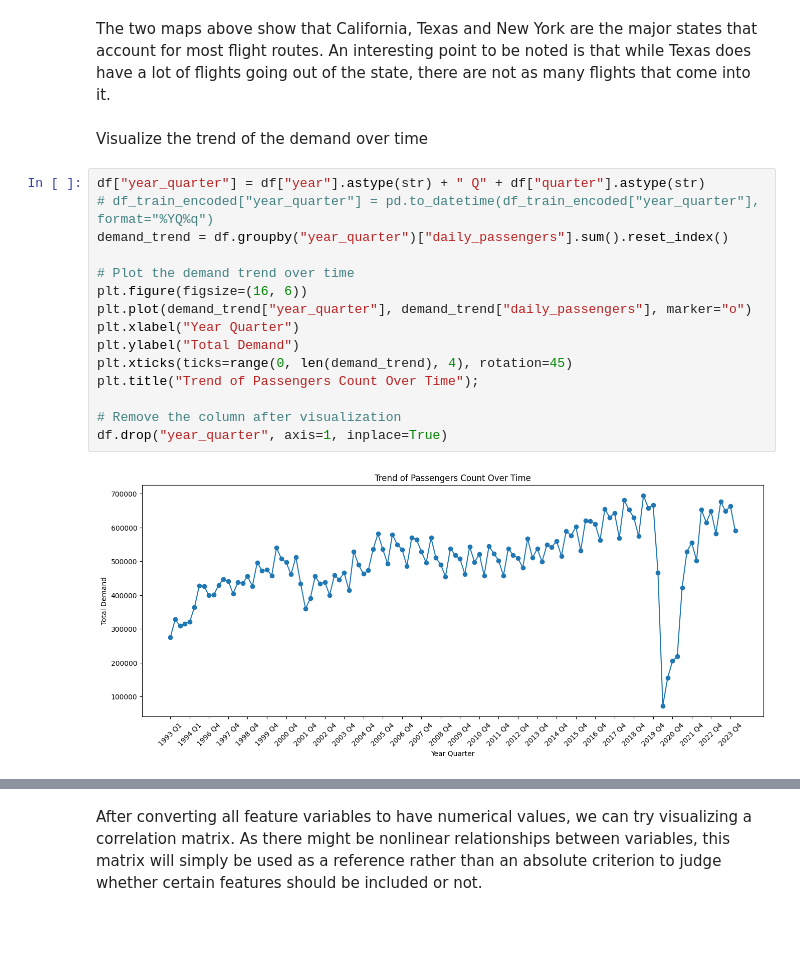
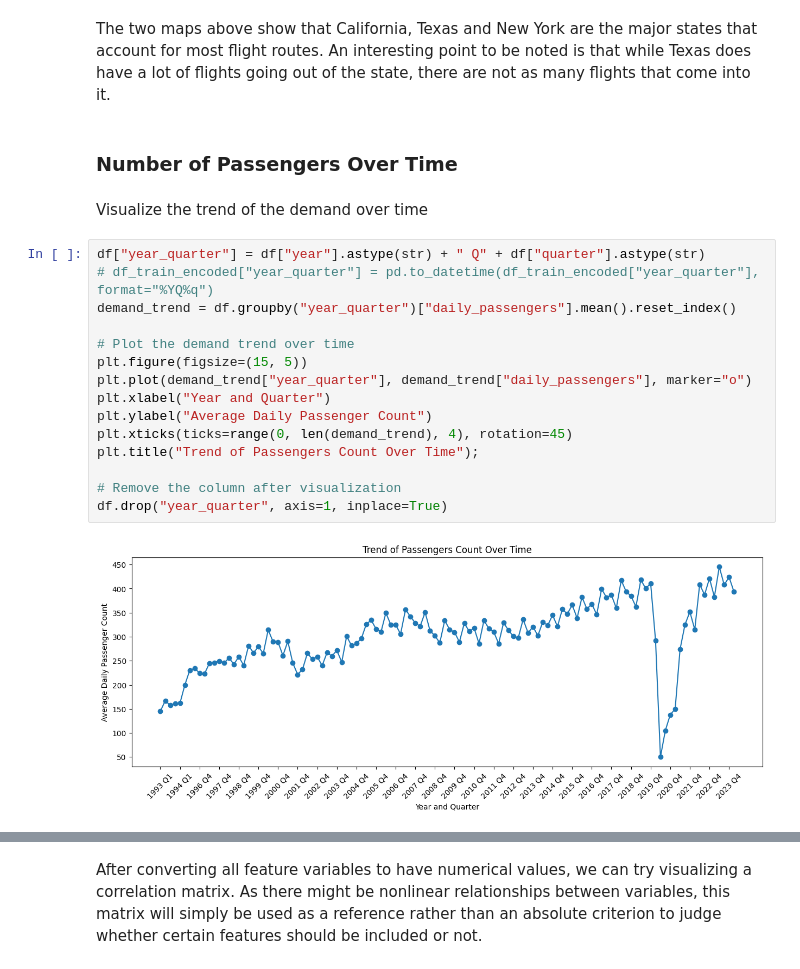
Before and after one commit to hchoi0309/US-Airlines-Flight-Routes-Optimization, a Jupyter notebook: notebooks/EDA.ipynb, the cells around one changed output, grey strips where cells are left out. Drawn from its saved outputs; the diff is of its cells as text; blank space fills up the shorter version.

```diff
--- a/notebooks/EDA.ipynb
+++ b/notebooks/EDA.ipynb
@@ -98,21 +108,23 @@ plt.show()
 # %% [markdown]
 The two maps above show that California, Texas and New York are the major states that account for most flight routes. An interesting point to be noted is that while Texas does have a lot of flights going out of the state, there are not as many flights that come into it.
+# %% [markdown]
+### Number of Passengers Over Time
 # %% [markdown]
 Visualize the trend of the demand over time
 # %%
 df["year_quarter"] = df["year"].astype(str) + " Q" + df["quarter"].astype(str)
 # df_train_encoded["year_quarter"] = pd.to_datetime(df_train_encoded["year_quarter"], format="%YQ%q")
-demand_trend = df.groupby("year_quarter")["daily_passengers"].sum().reset_index()
+demand_trend = df.groupby("year_quarter")["daily_passengers"].mean().reset_index()
 
 # Plot the demand trend over time
-plt.figure(figsize=(16, 6))
+plt.figure(figsize=(15, 5))
 plt.plot(demand_trend["year_quarter"], demand_trend["daily_passengers"], marker="o")
-plt.xlabel("Year Quarter")
-plt.ylabel("Total Demand")
+plt.xlabel("Year and Quarter")
+plt.ylabel("Average Daily Passenger Count")
 plt.xticks(ticks=range(0, len(demand_trend), 4), rotation=45)
 plt.title("Trend of Passengers Count Over Time");
 
 # Remove the column after visualization
 df.drop("year_quarter", axis=1, inplace=True)
 # %% [output]
-[figure, old version]
+[figure, new version]
```
Also changed, not shown: parts of 12 cells of this notebook, 16 other files.
